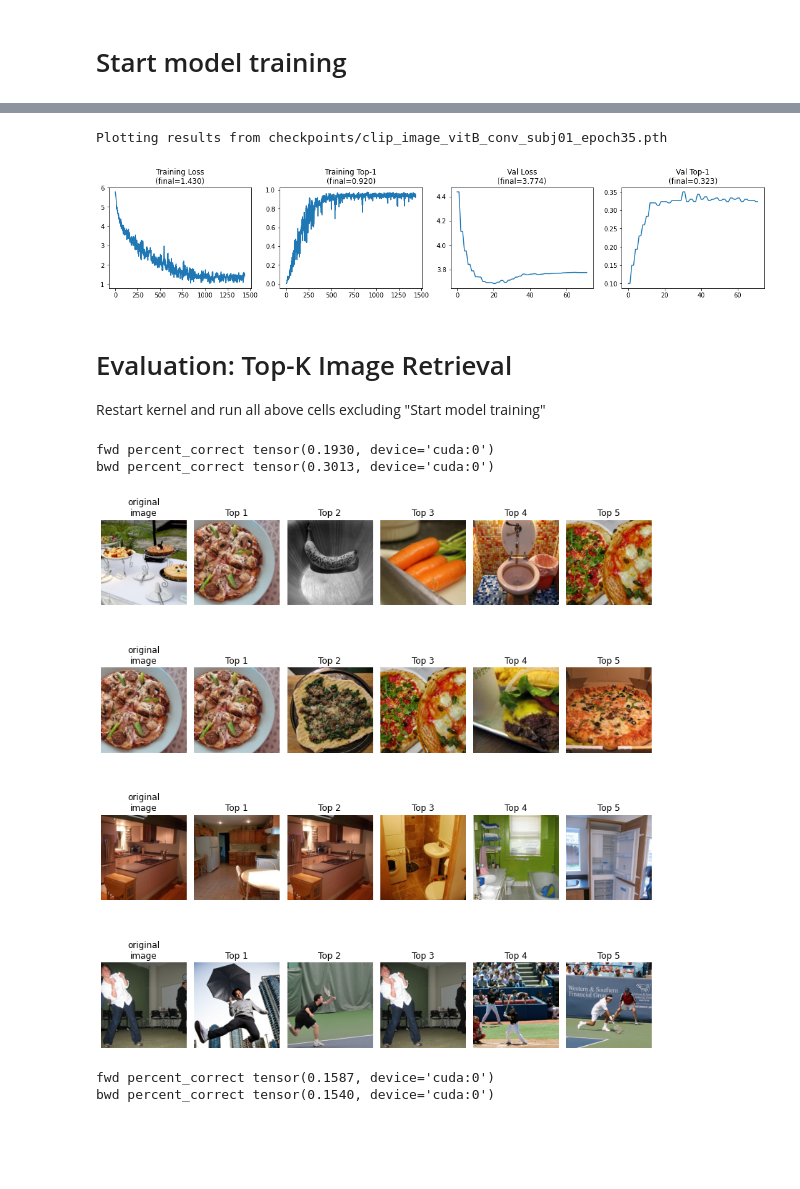
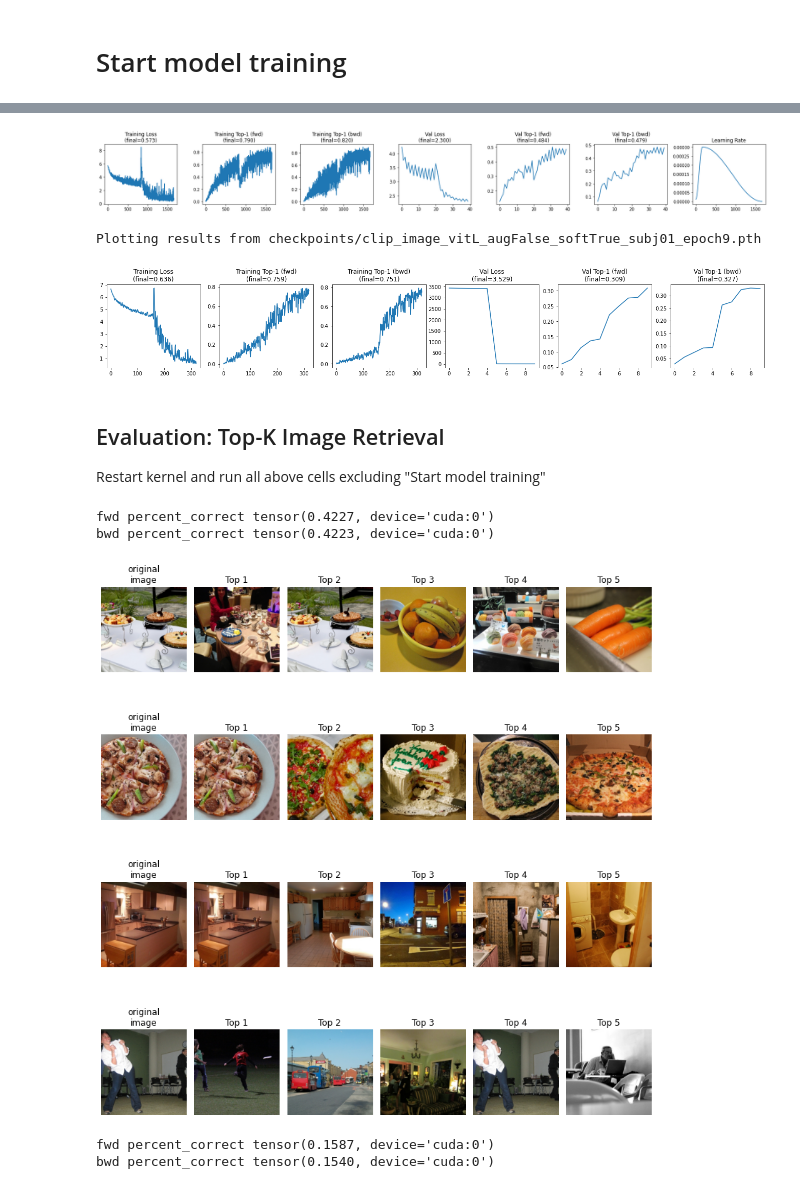
Before and after one commit to MedARC-AI/fMRI-reconstruction-NSD, a Jupyter notebook: fMRI/Voxel_to_CLIPvoxel.ipynb, the cells around one changed output, grey strips where cells are left out. Saved outputs shown, nothing was run; the diff lists cells and outputs as text; code cells hidden in the pictures; blank space fills up the shorter version.

```diff
--- a/fMRI/Voxel_to_CLIPvoxel.ipynb
+++ b/fMRI/Voxel_to_CLIPvoxel.ipynb
@@ -503,29 +393,58 @@ print(datetime.now().strftime('%Y-%m-%d %H:%M:%S'))
+# %%
+fig, (ax1, ax2, ax3, ax4, ax5, ax6, ax7) = plt.subplots(1, 7, figsize=(23,3))
+ax1.set_title(f"Training Loss\n(final={train_losses[-1]:.3f})")
+ax1.plot(train_losses)
+ax2.set_title(f"Training Top-1 (fwd)\n(final={train_fwd_topk[-1]:.3f})")
+ax2.plot(train_fwd_topk)
+ax3.set_title(f"Training Top-1 (bwd)\n(final={train_bwd_topk[-1]:.3f})")
+ax3.plot(train_bwd_topk)
+ax4.set_title(f"Val Loss\n(final={val_losses[-1]:.3f})")
+ax4.plot(val_losses)
+ax5.set_title(f"Val Top-1 (fwd)\n(final={val_fwd_topk[-1]:.3f})")
+ax5.plot(val_fwd_topk)
+ax6.set_title(f"Val Top-1 (bwd)\n(final={val_bwd_topk[-1]:.3f})")
+ax6.plot(val_bwd_topk)
+ax7.set_title(f"Learning Rate")
+ax7.plot(lrs)
+fig.tight_layout()
+plt.show()
+# %% [output]
+[figure, added]
 # %%
-# # Loading checkpoint
-ckpt_path = 'checkpoints/clip_image_vitB_conv_subj01_epoch35.pth'
+# # # Loading checkpoint
+ckpt_path = 'checkpoints/clip_image_vitL_augFalse_softTrue_subj01_epoch9.pth'
 checkpoint = torch.load(ckpt_path, map_location=device)
 print(f"Plotting results from {ckpt_path}")
 train_losses=checkpoint['train_losses']
-train_topk=checkpoint['train_topk']
+train_fwd_topk=checkpoint['train_fwd_topk']
+train_bwd_topk=checkpoint['train_bwd_topk']
 val_losses=checkpoint['val_losses']
-val_topk=checkpoint['val_topk']
+val_fwd_topk=checkpoint['val_fwd_topk']
+val_bwd_topk=checkpoint['val_bwd_topk']
 lrs=checkpoint['lrs']
 
-fig, (ax1, ax2, ax3, ax4) = plt.subplots(1, 4, figsize=(19,3))
+fig, (ax1, ax2, ax3, ax4, ax5, ax6, ax7) = plt.subplots(1, 7, figsize=(23,3))
 ax1.set_title(f"Training Loss\n(final={train_losses[-1]:.3f})")
 ax1.plot(train_losses)
-ax2.set_title(f"Training Top-1\n(final={train_topk[-1]:.3f})")
-ax2.plot(train_topk)
-ax3.set_title(f"Val Loss\n(final={val_losses[-1]:.3f})")
-ax3.plot(val_losses)
-ax4.set_title(f"Val Top-1\n(final={val_topk[-1]:.3f})")
-ax4.plot(val_topk)
+ax2.set_title(f"Training Top-1 (fwd)\n(final={train_fwd_topk[-1]:.3f})")
+ax2.plot(train_fwd_topk)
+ax3.set_title(f"Training Top-1 (bwd)\n(final={train_bwd_topk[-1]:.3f})")
+ax3.plot(train_bwd_topk)
+ax4.set_title(f"Val Loss\n(final={val_losses[-1]:.3f})")
+ax4.plot(val_losses)
+ax5.set_title(f"Val Top-1 (fwd)\n(final={val_fwd_topk[-1]:.3f})")
+ax5.plot(val_fwd_topk)
+ax6.set_title(f"Val Top-1 (bwd)\n(final={val_bwd_topk[-1]:.3f})")
+ax6.plot(val_bwd_topk)
+ax7.set_title(f"Learning Rate")
+ax7.plot(lrs)
+fig.tight_layout()
 plt.show()
 # %% [output]
-Plotting results from checkpoints/clip_image_vitB_conv_subj01_epoch35.pth
+Plotting results from checkpoints/clip_image_vitL_augFalse_softTrue_subj01_epoch9.pth
-[figure, old version]
+[figure, new version]
 # %% [markdown]
-# Evaluation: Top-K Image Retrieval
+## Evaluation: Top-K Image Retrieval
 Restart kernel and run all above cells excluding "Start model training"
 # %%
 num_worker_batches = 10
@@ -541,9 +461,9 @@ val_dl = wds.WebLoader(val_data, num_workers=num_workers,
                        batch_size=None, shuffle=False, persistent_workers=True)
 # %%
 # CLIP Image evaluation
-ckpt_path = 'checkpoints/clip_image_vitB_conv_subj01_epoch35.pth'
-checkpoint = torch.load(ckpt_path, map_location=device)
-brain_net.load_state_dict(checkpoint['model_state_dict'])
+ckpt_path = 'checkpoints/clip_image_vitL_augTrue_softTrue_subj01_epoch19.pth'
+# checkpoint = torch.load(ckpt_path, map_location=device)
+# brain_net.load_state_dict(checkpoint['model_state_dict'])
 brain_net.eval()
 
 for val_i, (voxel, img, trial) in enumerate(val_dl):
@@ -590,9 +510,9 @@ for trial in range(4):
 fig.tight_layout()
 plt.show()
 # %% [output]
-fwd percent_correct tensor(0.1930, device='cuda:0')
-bwd percent_correct tensor(0.3013, device='cuda:0')
+fwd percent_correct tensor(0.4227, device='cuda:0')
+bwd percent_correct tensor(0.4223, device='cuda:0')
-[figure, old version]
+[figure, new version]
 # %%
 # CLIP Text evaluation
 ckpt_path = 'checkpoints/clip_text_vitB_conv_subj01_epoch25.pth'
```
Also changed, not shown: parts of 19 cells of this notebook, 3 other files.
